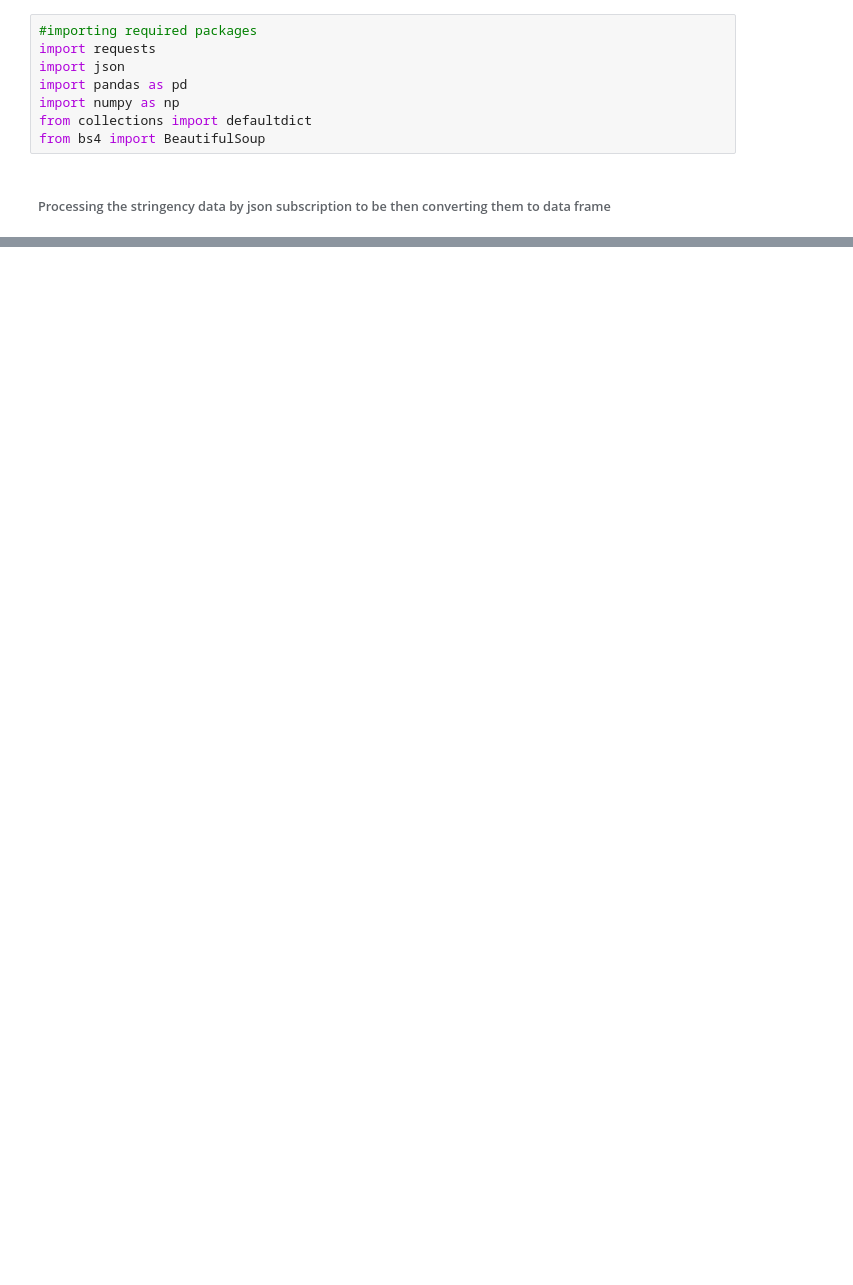
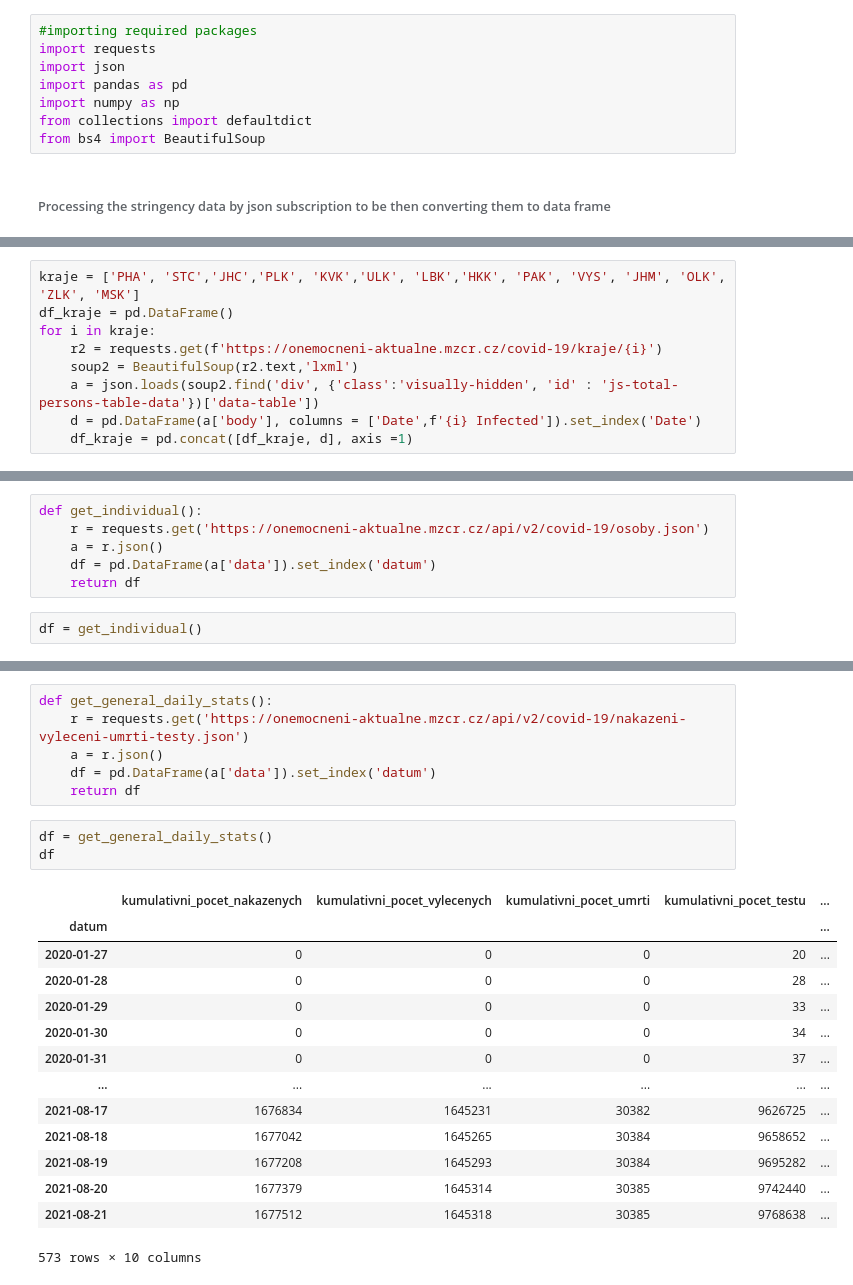
Before and after one commit to barabajgarova/Python-IES-Project, a Jupyter notebook: Data_processor.ipynb, the cells around one changed output, grey strips where cells are left out. Saved outputs shown, nothing was run; the diff lists cells and outputs as text; blank space fills up the shorter version.

Commit message:
Scaping additional data and creating a file module

```diff
--- a/Data_processor.ipynb
+++ b/Data_processor.ipynb
@@ -125,0 +146,9 @@ df[df.index == 'CZE'].T
+# %%
+kraje = ['PHA', 'STC','JHC','PLK', 'KVK','ULK', 'LBK','HKK', 'PAK', 'VYS', 'JHM', 'OLK', 'ZLK', 'MSK']
+df_kraje = pd.DataFrame()
+for i in kraje:
+    r2 = requests.get(f'https://onemocneni-aktualne.mzcr.cz/covid-19/kraje/{i}')
+    soup2 = BeautifulSoup(r2.text,'lxml')
+    a = json.loads(soup2.find('div', {'class':'visually-hidden', 'id' : 'js-total-persons-table-data'})['data-table'])
+    d = pd.DataFrame(a['body'], columns = ['Date',f'{i} Infected']).set_index('Date')
+    df_kraje = pd.concat([df_kraje, d], axis =1)
@@ -125,0 +159,8 @@ df[df.index == 'CZE'].T
+# %%
+def get_individual():
+    r = requests.get('https://onemocneni-aktualne.mzcr.cz/api/v2/covid-19/osoby.json')
+    a = r.json()
+    df = pd.DataFrame(a['data']).set_index('datum')
+    return df
+# %%
+df = get_individual()
@@ -125,0 +229,24 @@ df[df.index == 'CZE'].T
+# %%
+def get_general_daily_stats():
+    r = requests.get('https://onemocneni-aktualne.mzcr.cz/api/v2/covid-19/nakazeni-vyleceni-umrti-testy.json')
+    a = r.json()
+    df = pd.DataFrame(a['data']).set_index('datum')
+    return df
+# %%
+df = get_general_daily_stats()
+df
+# %% [output]
+|  | kumulativni_pocet_nakazenych | kumulativni_pocet_vylecenych | kumulativni_pocet_umrti | kumulativni_pocet_testu | ... |
+| datum |  |  |  |  | ... |
+| 2020-01-27 | 0 | 0 | 0 | 20 | ... |
+| 2020-01-28 | 0 | 0 | 0 | 28 | ... |
+| 2020-01-29 | 0 | 0 | 0 | 33 | ... |
+| 2020-01-30 | 0 | 0 | 0 | 34 | ... |
+| 2020-01-31 | 0 | 0 | 0 | 37 | ... |
+| ... | ... | ... | ... | ... | ... |
+| 2021-08-17 | 1676834 | 1645231 | 30382 | 9626725 | ... |
+| 2021-08-18 | 1677042 | 1645265 | 30384 | 9658652 | ... |
+| 2021-08-19 | 1677208 | 1645293 | 30384 | 9695282 | ... |
+| 2021-08-20 | 1677379 | 1645314 | 30385 | 9742440 | ... |
+| 2021-08-21 | 1677512 | 1645318 | 30385 | 9768638 | ... |
+573 rows × 10 columns
```
Also changed, not shown: parts of 35 cells of this notebook, 3 other files.
